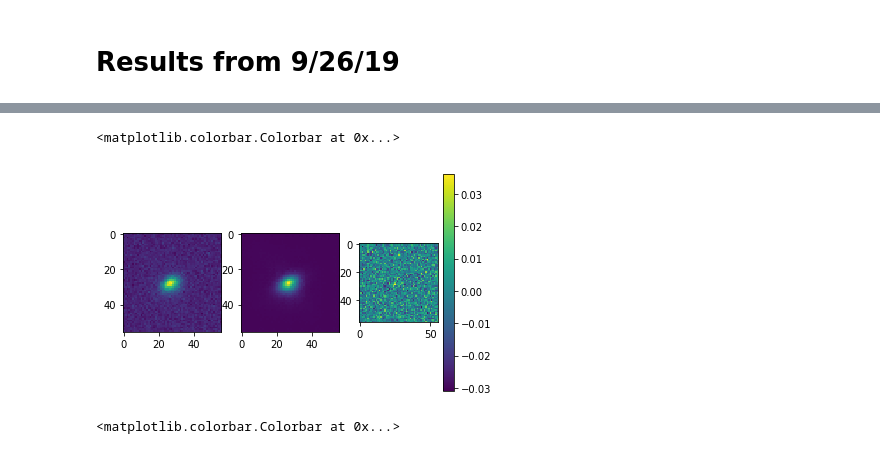
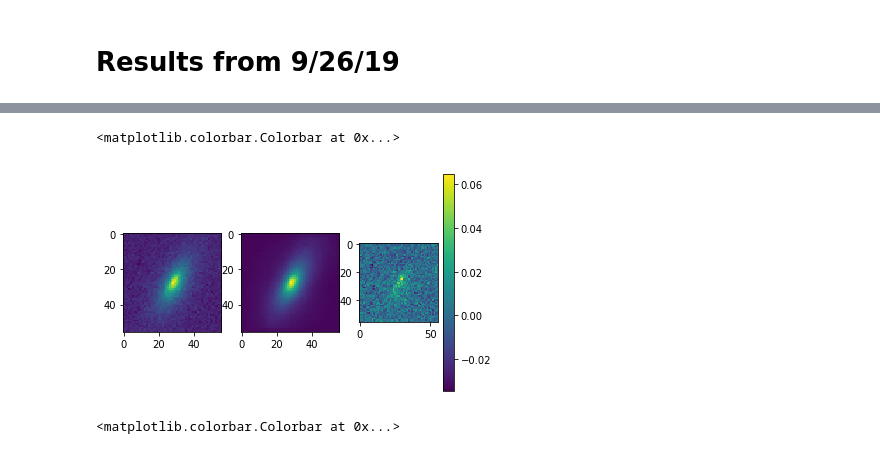
Before and after one commit to JunYinDM/GalaxyGenerativeModel, a Jupyter notebook: Res_925.ipynb, the cells around one changed output, grey strips where cells are left out. Saved outputs shown, nothing was run; the diff lists cells and outputs as text; code cells hidden in the pictures.

```diff
--- a/Res_925.ipynb
+++ b/Res_925.ipynb
@@ -337,14 +338,14 @@ Therefore, latent Z has 351 non-zero parameters.
 # %%
 plt.subplot(1, 3, 1)
-a1=showres('gal_img924/exp903_3_test_x_10510.pt')
+a1=showres('gal_img924/exp903_3_test_x_16970.pt')
 plt.subplot(1, 3, 2)
-a2=showres('gal_img924/exp903_3_test_x_hat_10510.pt')
+a2=showres('gal_img924/exp903_3_test_x_hat_16970.pt')
 plt.subplot(1, 3, 3)
 plt.imshow(a1-a2)
 plt.colorbar()
 # %% [output]
 <matplotlib.colorbar.Colorbar at 0x...>
-[figure, old version]
+[figure, new version]
 # %%
 plt.subplot(1, 3, 1)
 a1=showres('gal_img924/exp903_3_test_x_10550.pt')
```
Also changed, not shown: parts of 16 cells of this notebook.
